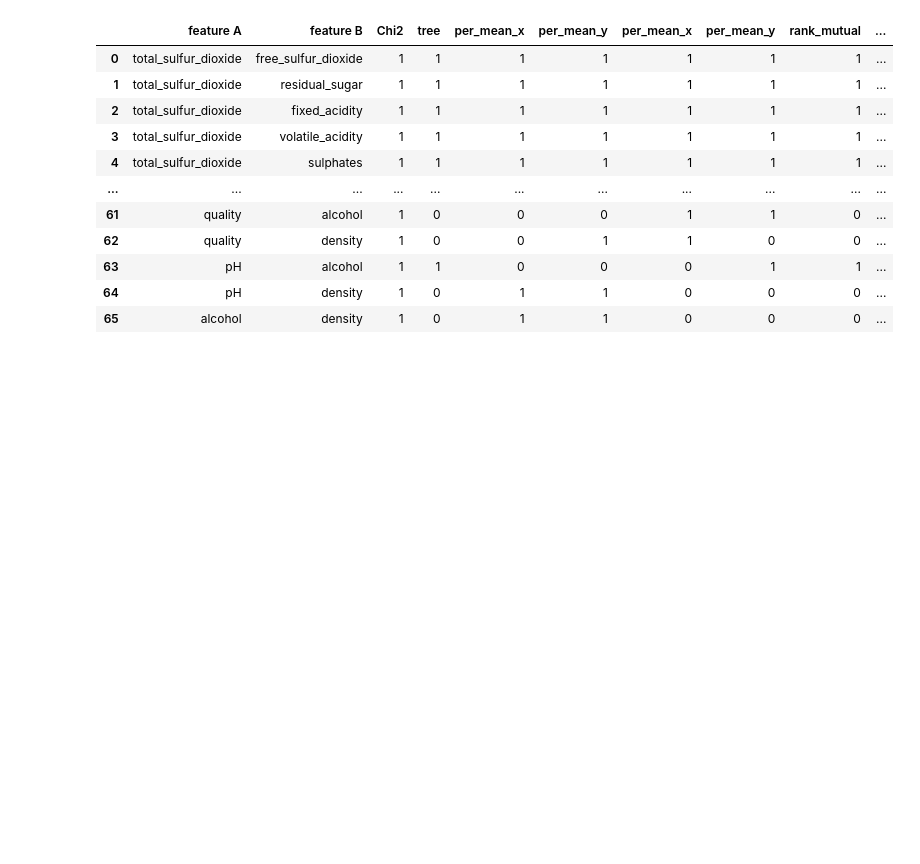
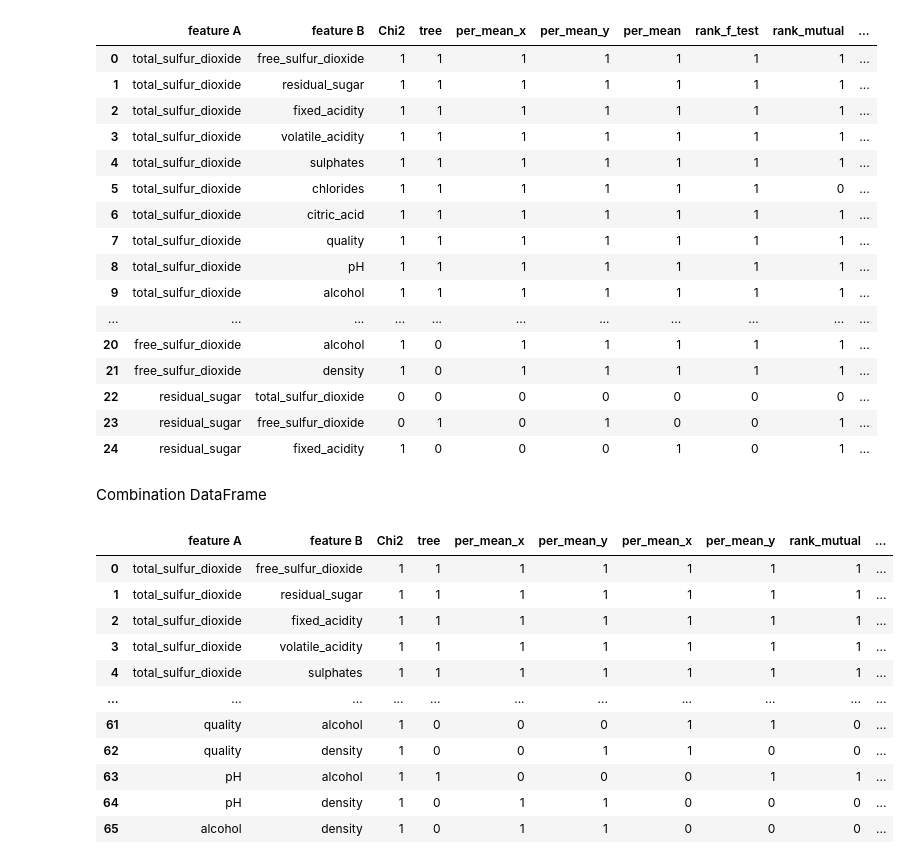
Before and after one commit to Noob919/Feature_selection, a Jupyter notebook: OWA_WINE.ipynb, the cells around one changed output. Saved outputs shown, nothing was run; the diff lists cells and outputs as text; code cells hidden in the pictures; blank space fills up the shorter version.

```diff
--- a/OWA_WINE.ipynb
+++ b/OWA_WINE.ipynb
@@ -57,3 +104,61 @@ comb_df  = pd.DataFrame(combs, columns =['feature A','feature B'])
+# %%
+rank_pca = []
+for i in range(0,perm_df.shape[0]):
+  if(negative_df.T[perm_df['feature A'][i]]['rank_pca'] > negative_df.T[perm_df['feature B'][i]]['rank_pca']):
+    rank_pca.append(1)
+  else:
+    rank_pca.append(0)
+
+perm_df = perm_df.merge(pd.Series(rank_pca, name = 'per_mean').to_frame(), left_index=True, right_index=True)
+# %%
+rank_f_test = []
+for i in range(0,perm_df.shape[0]):
+  if(negative_df.T[perm_df['feature A'][i]]['rank_f_test'] > negative_df.T[perm_df['feature B'][i]]['rank_f_test']):
+    rank_f_test.append(1)
+  else:
+    rank_f_test.append(0)
+
+perm_df = perm_df.merge(pd.Series(rank_f_test, name = 'rank_f_test').to_frame(), left_index=True, right_index=True)
+# %%
+rank_mutual_info = []
+for i in range(0,perm_df.shape[0]):
+  if(negative_df.T[perm_df['feature A'][i]][ ' rank_mutual_info'] > negative_df.T[perm_df['feature B'][i]][' rank_mutual_info']):
+    rank_mutual_info.append(1)
+  else:
+    rank_mutual_info.append(0)
+
+perm_df = perm_df.merge(pd.Series(rank_mutual_info, name = 'rank_mutual').to_frame(), left_index=True, right_index=True)
+# %%
+rank_pearson = []
+for i in range(0,perm_df.shape[0]):
+  if(negative_df.T[perm_df['feature A'][i]]['rank_pearson'] > negative_df.T[perm_df['feature B'][i]]['rank_pearson']):
+    rank_pearson.append(1)
+  else:
+    rank_pearson.append(0)
+
+perm_df = perm_df.merge(pd.Series(rank_pearson, name = 'rank_pearson').to_frame(), left_index=True, right_index=True)
+# %%
+perm_df.head(25)
+# %% [output]
+|  | feature A | feature B | Chi2 | tree | per_mean_x | per_mean_y | per_mean | rank_f_test | rank_mutual | ... |
+| 0 | total_sulfur_dioxide | free_sulfur_dioxide | 1 | 1 | 1 | 1 | 1 | 1 | 1 | ... |
+| 1 | total_sulfur_dioxide | residual_sugar | 1 | 1 | 1 | 1 | 1 | 1 | 1 | ... |
+| 2 | total_sulfur_dioxide | fixed_acidity | 1 | 1 | 1 | 1 | 1 | 1 | 1 | ... |
+| 3 | total_sulfur_dioxide | volatile_acidity | 1 | 1 | 1 | 1 | 1 | 1 | 1 | ... |
+| 4 | total_sulfur_dioxide | sulphates | 1 | 1 | 1 | 1 | 1 | 1 | 1 | ... |
+| 5 | total_sulfur_dioxide | chlorides | 1 | 1 | 1 | 1 | 1 | 1 | 0 | ... |
+| 6 | total_sulfur_dioxide | citric_acid | 1 | 1 | 1 | 1 | 1 | 1 | 1 | ... |
+| 7 | total_sulfur_dioxide | quality | 1 | 1 | 1 | 1 | 1 | 1 | 1 | ... |
+| 8 | total_sulfur_dioxide | pH | 1 | 1 | 1 | 1 | 1 | 1 | 1 | ... |
+| 9 | total_sulfur_dioxide | alcohol | 1 | 1 | 1 | 1 | 1 | 1 | 1 | ... |
+| ... | ... | ... | ... | ... | ... | ... | ... | ... | ... | ... |
+| 20 | free_sulfur_dioxide | alcohol | 1 | 0 | 1 | 1 | 1 | 1 | 1 | ... |
+| 21 | free_sulfur_dioxide | density | 1 | 0 | 1 | 1 | 1 | 1 | 1 | ... |
+| 22 | residual_sugar | total_sulfur_dioxide | 0 | 0 | 0 | 0 | 0 | 0 | 0 | ... |
+| 23 | residual_sugar | free_sulfur_dioxide | 0 | 1 | 0 | 1 | 0 | 0 | 1 | ... |
+| 24 | residual_sugar | fixed_acidity | 1 | 0 | 0 | 0 | 1 | 0 | 1 | ... |
+# %% [markdown]
+Combination DataFrame
 # %%
 rank_chi = []
 for i in range(0,comb_df.shape[0]):
```
Also changed, not shown: parts of 9 cells of this notebook.
